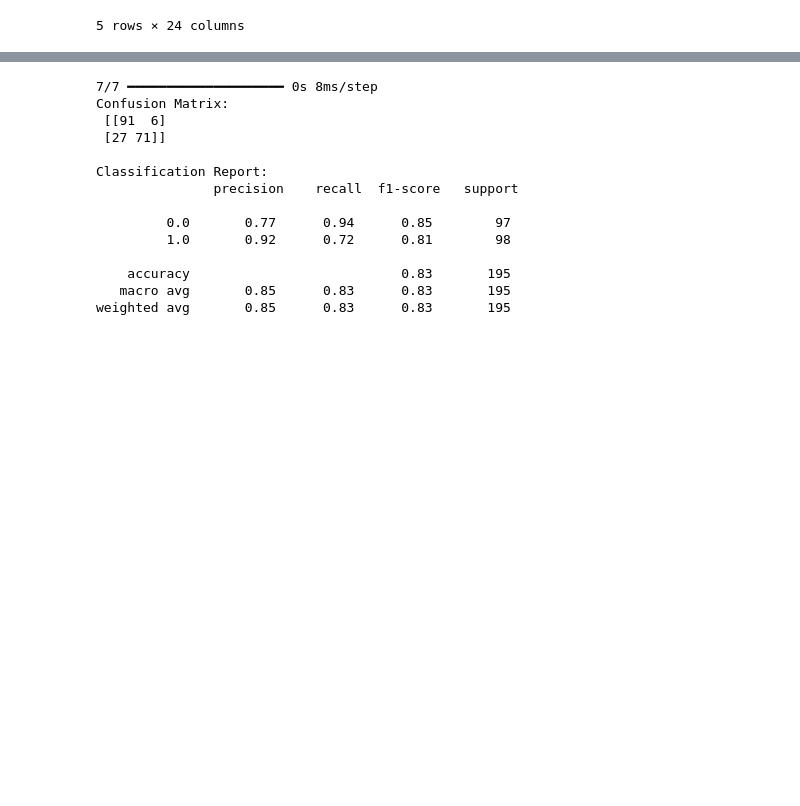
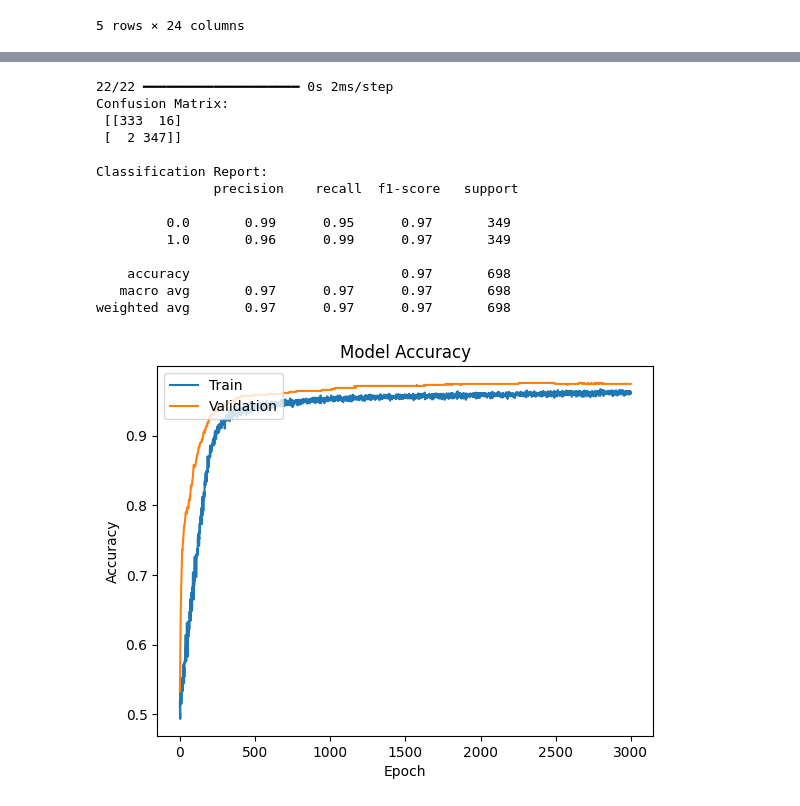
Before and after one commit to arsereg/PIA-02, a Jupyter notebook: model_generation.ipynb, the cells around one changed output, grey strips where cells are left out. Saved outputs shown, nothing was run; the diff lists cells and outputs as text; code cells hidden in the pictures; blank space fills up the shorter version.

Commit message:
Achieving over 95 accuracy and recall

```diff
--- a/model_generation.ipynb
+++ b/model_generation.ipynb
@@ -4,10 +13,11 @@ import pandas as pd
 # %%
 data_1 = pd.read_csv('mit-bih-data-clear-data.csv')
 data_2 = pd.read_csv('ptb-diagnostic-clear-data.csv')
+data_3 = pd.read_csv('autonomic-aging-a-dataset-clear-data.csv')
 
 
 # Feature cleanup
-df = pd.concat([data_1, data_2], ignore_index=True)
+df = pd.concat([data_1, data_2, data_3], ignore_index=True)
 df.to_csv('heart_rate_final_data.csv', index=False)
 columns_to_drop = [
     'patient',
@@ -132,6 +142,6 @@ X = scaler.fit_transform(X)
 # %%
 from sklearn.model_selection import train_test_split
 from imblearn.over_sampling import SMOTE
-X_train, X_test, y_train, y_test = train_test_split(X, y, test_size=0.2, stratify=y)
+X_train, X_test, y_train, y_test = train_test_split(X, y, test_size=0.3, stratify=y)
 smote = SMOTE()
 X_train_resampled, y_train_resampled = smote.fit_resample(X_train, y_train)
@@ -138,9 +151,17 @@ X_train_resampled, y_train_resampled = smote.fit_resample(X_train, y_train)
 # %%
 from keras import Sequential
-from keras.api.layers import Dense, Dropout, Activation
+from keras.api.layers import Dense, Dropout
+
+
 
 model = Sequential([
-    Dense(128, activation='relu', input_shape=(X_train.shape[1],)),
+    Dense(1024, activation='relu', input_shape=(X_train.shape[1],)),
+    Dropout(0.5),
+    Dense(512, activation='relu'),
+    Dropout(0.4),
+    Dense(256, activation='relu'),
+    Dropout(0.3),
+    Dense(128, activation='relu'),
     Dropout(0.3),
     Dense(64, activation='relu'),
     Dropout(0.2),
@@ -149,11 +170,11 @@ model = Sequential([
     Dense(1, activation='sigmoid')
 ])
 # %%
-model.compile(optimizer=keras.optimizers.Adam(learning_rate=0.00001), loss='binary_crossentropy', metrics=['accuracy'])
+model.compile(optimizer=keras.optimizers.Adam(learning_rate=0.000001), loss='binary_crossentropy', metrics=['accuracy'])
 
 
 from keras.api.callbacks import ModelCheckpoint
 checkpoint = ModelCheckpoint('model.keras', save_best_only=True)
 
-history = model.fit(X_train_resampled, y_train_resampled, validation_data=(X_test, y_test), epochs=1000, callbacks=[checkpoint])
+history = model.fit(X_train_resampled, y_train_resampled, validation_data=(X_test, y_test), epochs=3000, callbacks=[checkpoint])
 # %% [output]
@@ -185,22 +206,35 @@ Test Loss: 0.4223
 # %%
 from sklearn.metrics import confusion_matrix, classification_report
-y_pred = (model.predict(X_test) > 0.5).astype("int32")
+y_pred = (model.predict(X_test) > 0.6).astype("int32")
 cm = confusion_matrix(y_test, y_pred)
 cr = classification_report(y_test, y_pred)
 print("Confusion Matrix:\n", cm)
 print("\nClassification Report:\n", cr)
 # %% [output]
-7/7 ━━━━━━━━━━━━━━━━━━━━ 0s 8ms/step
+22/22 ━━━━━━━━━━━━━━━━━━━━ 0s 2ms/step
 Confusion Matrix:
- [[91  6]
- [27 71]]
+ [[333  16]
+ [  2 347]]
 
 Classification Report:
                precision    recall  f1-score   support
 
-         0.0       0.77      0.94      0.85        97
-         1.0       0.92      0.72      0.81        98
+         0.0       0.99      0.95      0.97       349
+         1.0       0.96      0.99      0.97       349
 
-    accuracy                           0.83       195
-   macro avg       0.85      0.83      0.83       195
-weighted avg       0.85      0.83      0.83       195
+    accuracy                           0.97       698
+   macro avg       0.97      0.97      0.97       698
+weighted avg       0.97      0.97      0.97       698
+# %%
+# visualize loss and accuracy in plots
+import matplotlib.pyplot as plt
+
+plt.plot(history.history['accuracy'])
+plt.plot(history.history['val_accuracy'])
+plt.title('Model Accuracy')
+plt.ylabel('Accuracy')
+plt.xlabel('Epoch')
+plt.legend(['Train', 'Validation'], loc='upper left')
+plt.show()
+# %% [output]
+[figure, added]
```
Also changed, not shown: parts of 8 cells of this notebook, 6 other files.
